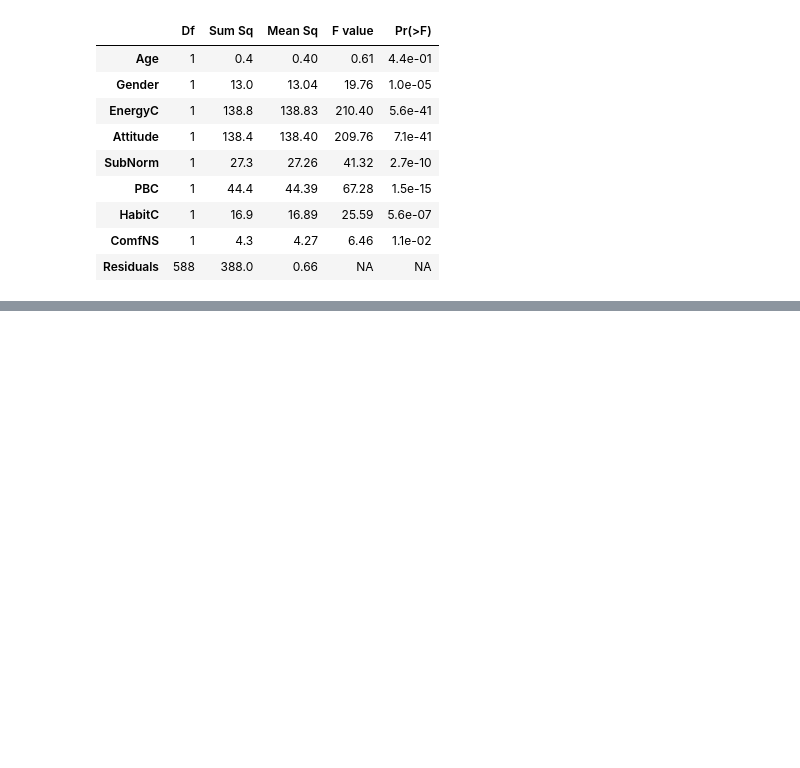
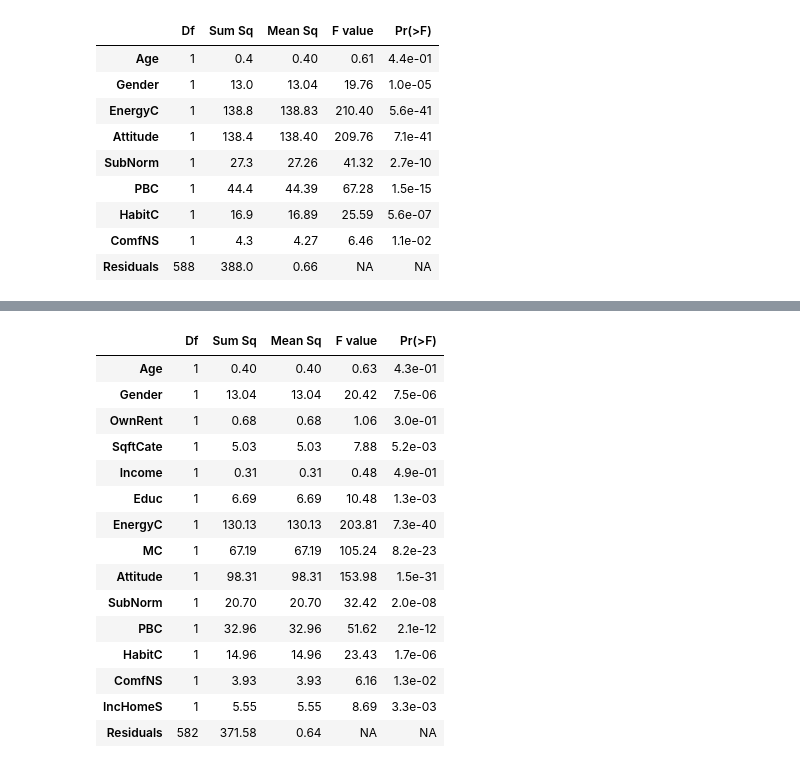
Before and after one commit to audrism/powerstats, a Jupyter notebook: Hypothesis_INT.ipynb, the cells around one changed output, grey strips where cells are left out. Saved outputs shown, nothing was run; the diff lists cells and outputs as text; code cells hidden in the pictures; blank space fills up the shorter version.

Commit message:
added home summer incentive to INT model

```diff
--- a/Hypothesis_INT.ipynb
+++ b/Hypothesis_INT.ipynb
@@ -467,3 +467,9 @@ anova(mod)
 | HabitC | 1 | 16.9 | 16.89 | 25.59 | 5.6e-07 |
 | ComfNS | 1 | 4.3 | 4.27 | 6.46 | 1.1e-02 |
 | Residuals | 588 | 388.0 | 0.66 | NA | NA |
+# %%
+#added CashYN to model
+IndepPred = c("Age","Gender","OwnRent","SqftCate","Income","Educ","EnergyC","MC","Attitude","SubNorm","PBC","HabitC","ComfNS","IncHomeS")
+fmla <- as.formula(paste("INT",paste(IndepPred,collapse="+"),sep="~"));
+mod = lm(fmla,data=data2)
+summary(mod)
@@ -469,0 +494,19 @@ anova(mod)
+# %%
+anova(mod)
+# %% [output]
+|  | Df | Sum Sq | Mean Sq | F value | Pr(>F) |
+| Age | 1 | 0.40 | 0.40 | 0.63 | 4.3e-01 |
+| Gender | 1 | 13.04 | 13.04 | 20.42 | 7.5e-06 |
+| OwnRent | 1 | 0.68 | 0.68 | 1.06 | 3.0e-01 |
+| SqftCate | 1 | 5.03 | 5.03 | 7.88 | 5.2e-03 |
+| Income | 1 | 0.31 | 0.31 | 0.48 | 4.9e-01 |
+| Educ | 1 | 6.69 | 6.69 | 10.48 | 1.3e-03 |
+| EnergyC | 1 | 130.13 | 130.13 | 203.81 | 7.3e-40 |
+| MC | 1 | 67.19 | 67.19 | 105.24 | 8.2e-23 |
+| Attitude | 1 | 98.31 | 98.31 | 153.98 | 1.5e-31 |
+| SubNorm | 1 | 20.70 | 20.70 | 32.42 | 2.0e-08 |
+| PBC | 1 | 32.96 | 32.96 | 51.62 | 2.1e-12 |
+| HabitC | 1 | 14.96 | 14.96 | 23.43 | 1.7e-06 |
+| ComfNS | 1 | 3.93 | 3.93 | 6.16 | 1.3e-02 |
+| IncHomeS | 1 | 5.55 | 5.55 | 8.69 | 3.3e-03 |
+| Residuals | 582 | 371.58 | 0.64 | NA | NA |
```
Also changed, not shown: parts of 3 cells of this notebook.
